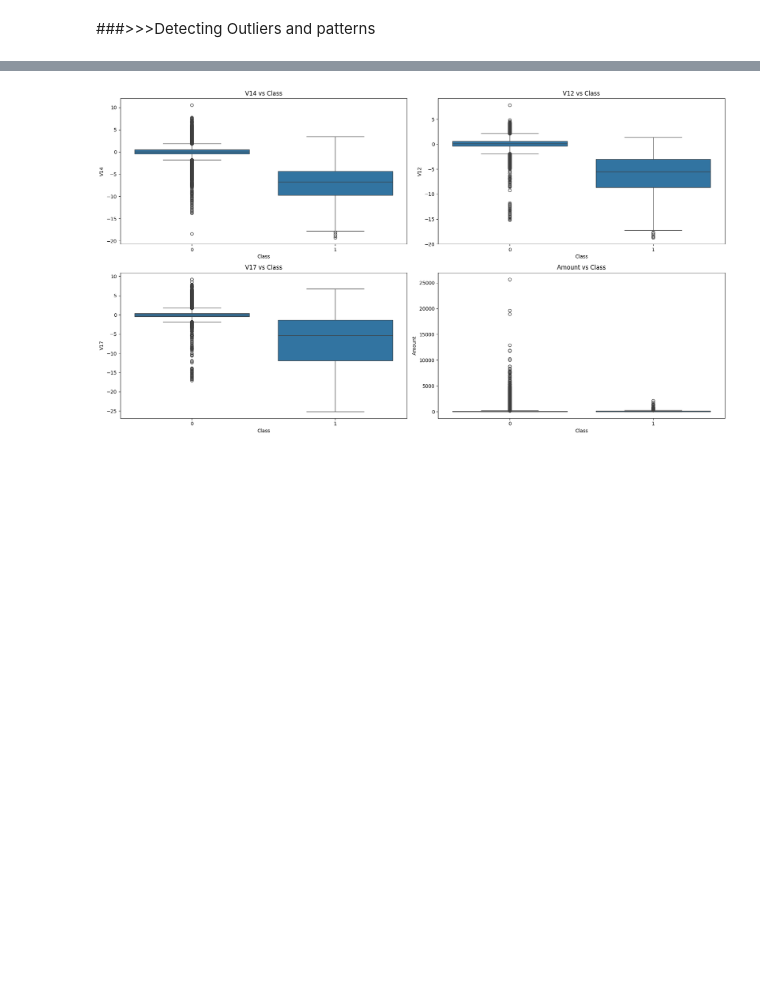
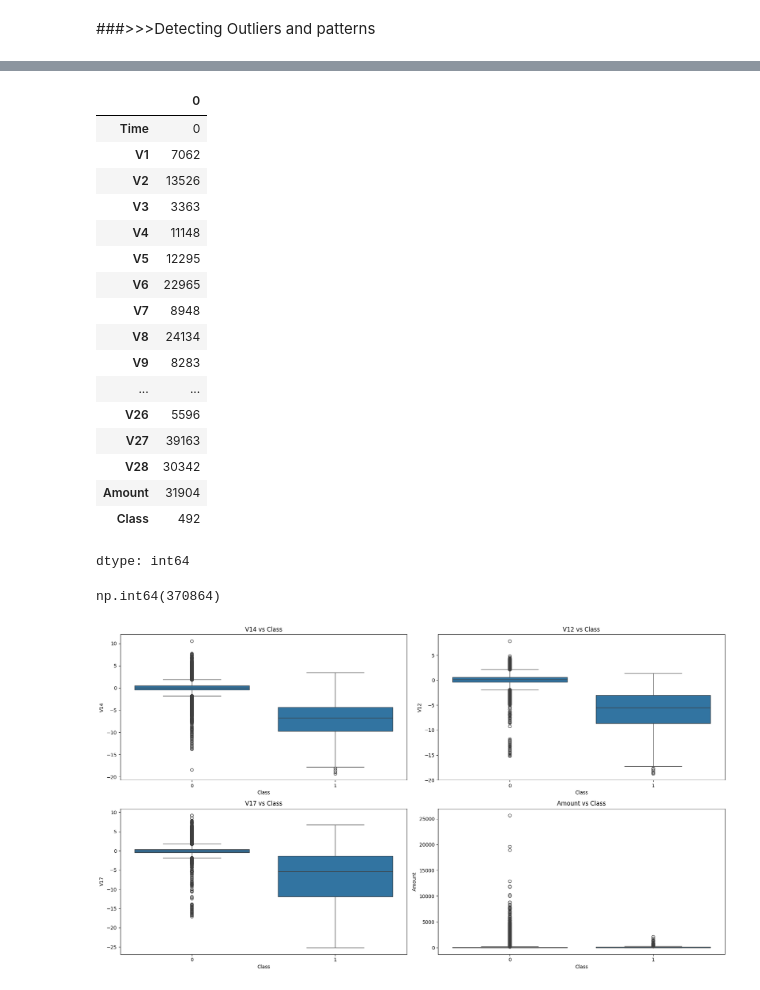
Before and after one commit to KrisDA-1/ML.Fraud_Detection, a Jupyter notebook: ML_FinalAssessment.ipynb, the cells around one changed output, grey strips where cells are left out. Saved outputs shown, nothing was run; the diff lists cells and outputs as text; code cells hidden in the pictures; blank space fills up the shorter version.

```diff
--- a/ML_FinalAssessment.ipynb
+++ b/ML_FinalAssessment.ipynb
@@ -263,3 +311,36 @@ Name: Class, dtype: float64
+# %%
+#Find the outliers for entire dataframe
+Q1 = df.quantile(0.25)
+Q3 = df.quantile(0.75)
+lower_bound = Q1 - 1.5 * (Q3 - Q1)
+upper_bound = Q3 + 1.5 * (Q3 - Q1)
+# %%
+#Checking the count of outliers in each feature
+((df < lower_bound) | (df > upper_bound)).sum()
+# %% [output]
+|  | 0 |
+| Time | 0 |
+| V1 | 7062 |
+| V2 | 13526 |
+| V3 | 3363 |
+| V4 | 11148 |
+| V5 | 12295 |
+| V6 | 22965 |
+| V7 | 8948 |
+| V8 | 24134 |
+| V9 | 8283 |
+| ... | ... |
+| V26 | 5596 |
+| V27 | 39163 |
+| V28 | 30342 |
+| Amount | 31904 |
+| Class | 492 |
+dtype: int64
+# %%
+#Checking the count of outliers in entire dataframe
+((df < lower_bound) | (df > upper_bound)).sum().sum()
+# %% [output]
+np.int64(370864)
 # %%
 #Patterns
 ###R//Fraud cases cluster sharply in PCA components V14, V12, V17.
```
Also changed, not shown: parts of 11 cells of this notebook.
